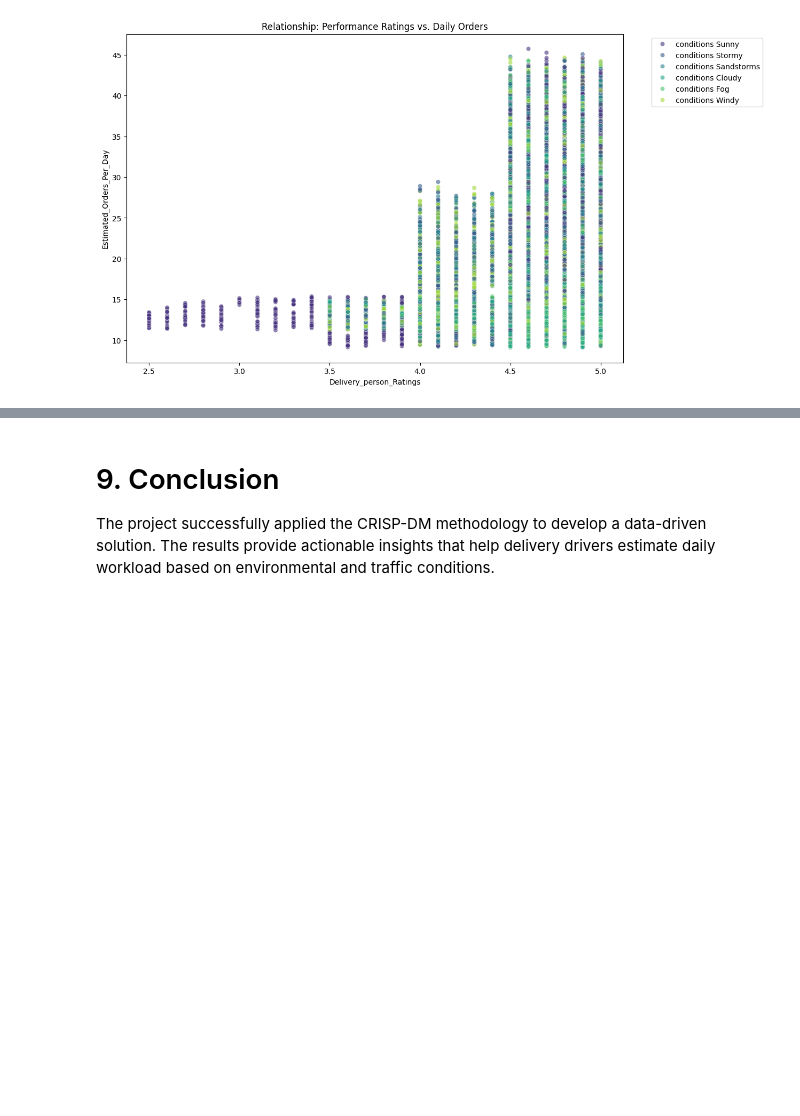
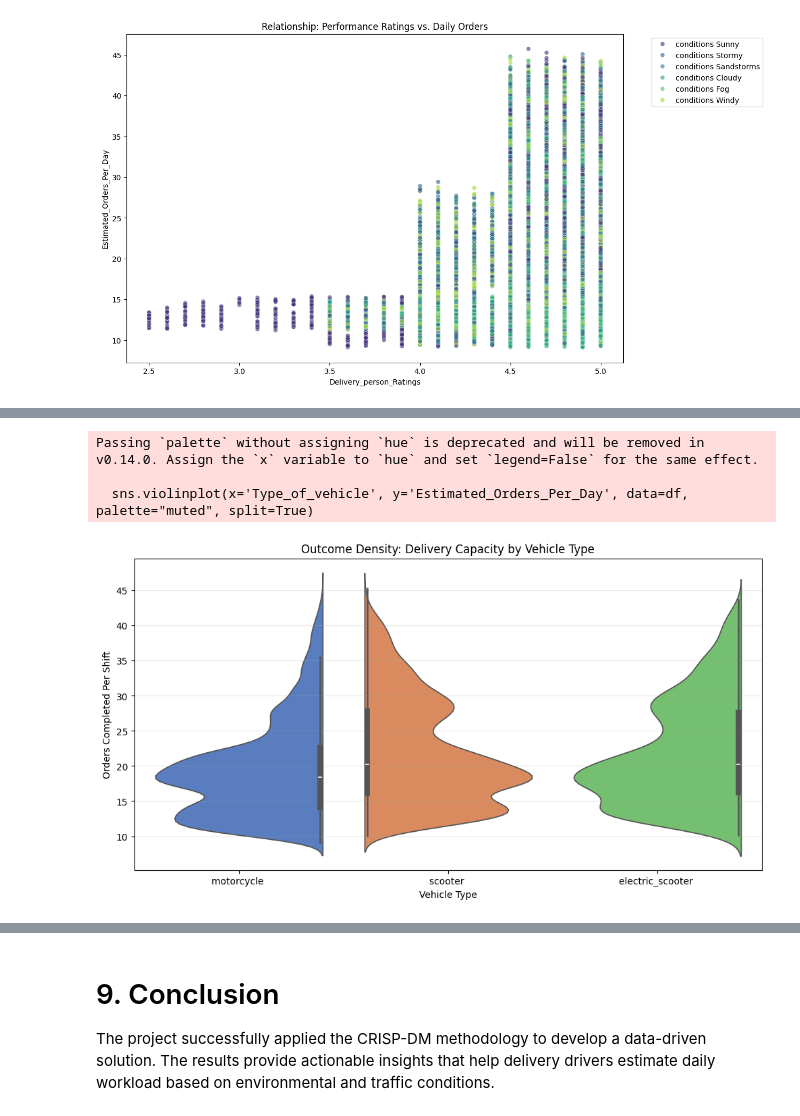
Before and after one commit to logansivam/Testing, a Jupyter notebook: DMDW_Project.ipynb, the cells around one changed output, grey strips where cells are left out. Drawn from its saved outputs; the diff is of its cells as text; code cells hidden in the pictures; blank space fills up the shorter version.

```diff
--- a/DMDW_Project.ipynb
+++ b/DMDW_Project.ipynb
@@ -363,0 +375,18 @@ plt.show()
+# %%
+import seaborn as sns
+import matplotlib.pyplot as plt
+
+# Visualization: Outcome distribution by Vehicle
+plt.figure(figsize=(12, 6))
+# We use a violin plot to see the 'density' of outcomes
+sns.violinplot(x='Type_of_vehicle', y='Estimated_Orders_Per_Day', data=df, palette="muted", split=True)
+plt.title('Outcome Density: Delivery Capacity by Vehicle Type')
+plt.xlabel('Vehicle Type')
+plt.ylabel('Orders Completed Per Shift')
+plt.grid(axis='y', alpha=0.3)
+plt.show()
+# %% [output]
+Passing `palette` without assigning `hue` is deprecated and will be removed in v0.14.0. Assign the `x` variable to `hue` and set `legend=False` for the same effect.
+
+  sns.violinplot(x='Type_of_vehicle', y='Estimated_Orders_Per_Day', data=df, palette="muted", split=True)
+[figure, added]
```
Also changed, not shown: parts of 4 cells of this notebook.
